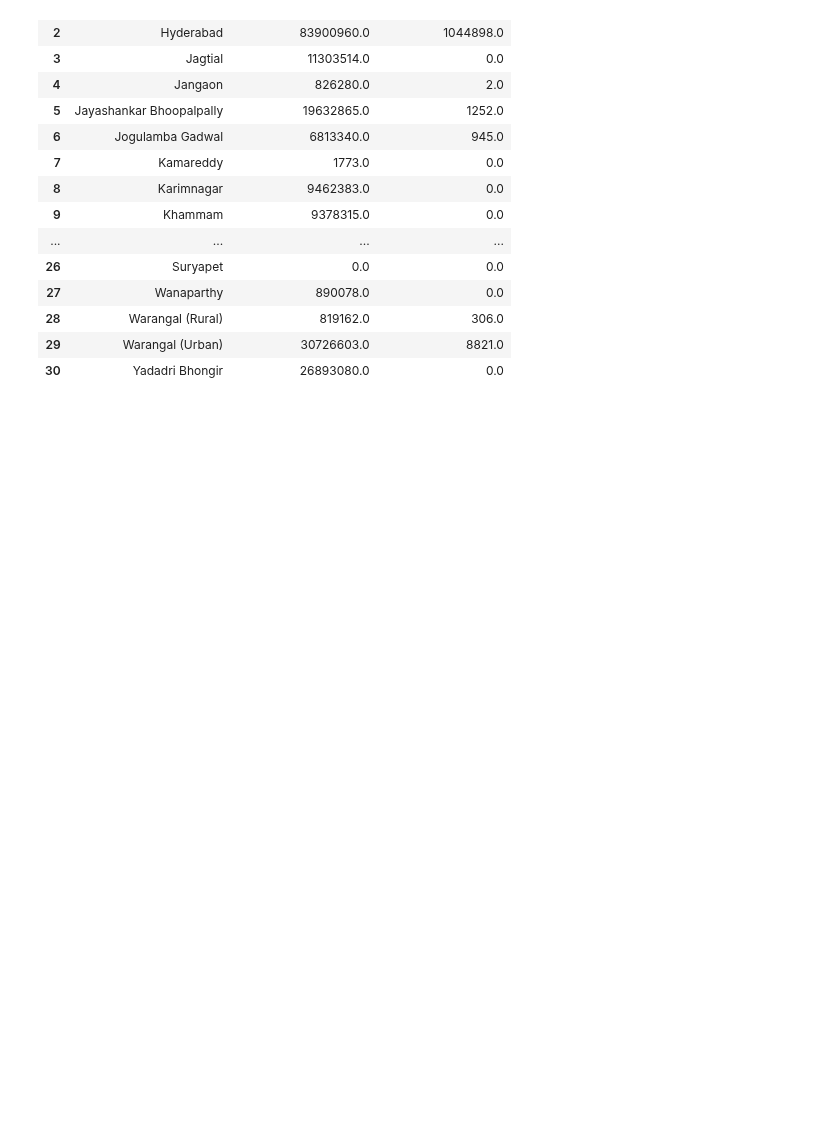
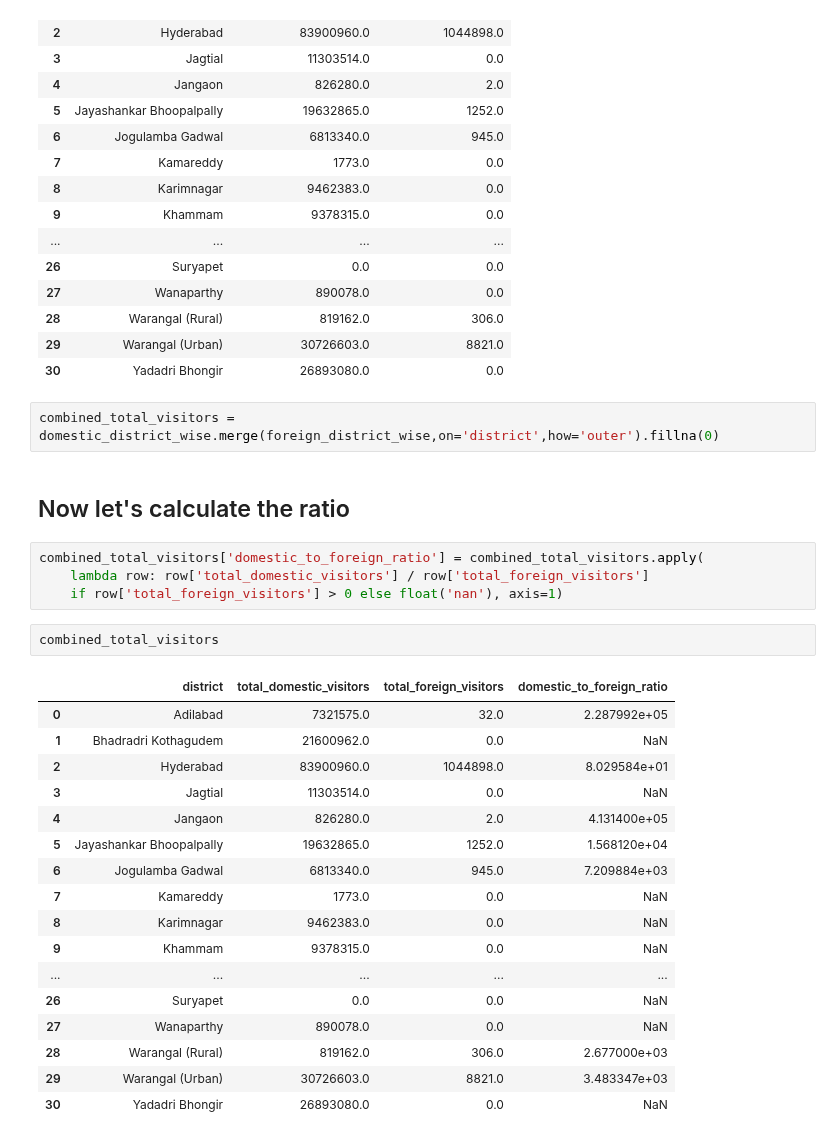
Before and after one commit to sourabhms66/Tourism_Revenue, a Jupyter notebook: codes.ipynb, the cells around one changed output. Cells and saved outputs as stored; diff of their text form; blank space fills up the shorter version.

```diff
--- a/codes.ipynb
+++ b/codes.ipynb
@@ -749,3 +749,31 @@ domestic_district_wise.merge(foreign_district_wise,on='district',how='outer')
 | 28 | Warangal (Rural) | 819162.0 | 306.0 |
 | 29 | Warangal (Urban) | 30726603.0 | 8821.0 |
 | 30 | Yadadri Bhongir | 26893080.0 | 0.0 |
+# %%
+combined_total_visitors = domestic_district_wise.merge(foreign_district_wise,on='district',how='outer').fillna(0)
+# %% [markdown]
+## Now let's calculate the ratio
+# %%
+combined_total_visitors['domestic_to_foreign_ratio'] = combined_total_visitors.apply(
+    lambda row: row['total_domestic_visitors'] / row['total_foreign_visitors']
+    if row['total_foreign_visitors'] > 0 else float('nan'), axis=1)
+# %%
+combined_total_visitors
+# %% [output]
+|  | district | total_domestic_visitors | total_foreign_visitors | domestic_to_foreign_ratio |
+| 0 | Adilabad | 7321575.0 | 32.0 | 2.287992e+05 |
+| 1 | Bhadradri Kothagudem | 21600962.0 | 0.0 | NaN |
+| 2 | Hyderabad | 83900960.0 | 1044898.0 | 8.029584e+01 |
+| 3 | Jagtial | 11303514.0 | 0.0 | NaN |
+| 4 | Jangaon | 826280.0 | 2.0 | 4.131400e+05 |
+| 5 | Jayashankar Bhoopalpally | 19632865.0 | 1252.0 | 1.568120e+04 |
+| 6 | Jogulamba Gadwal | 6813340.0 | 945.0 | 7.209884e+03 |
+| 7 | Kamareddy | 1773.0 | 0.0 | NaN |
+| 8 | Karimnagar | 9462383.0 | 0.0 | NaN |
+| 9 | Khammam | 9378315.0 | 0.0 | NaN |
+| ... | ... | ... | ... | ... |
+| 26 | Suryapet | 0.0 | 0.0 | NaN |
+| 27 | Wanaparthy | 890078.0 | 0.0 | NaN |
+| 28 | Warangal (Rural) | 819162.0 | 306.0 | 2.677000e+03 |
+| 29 | Warangal (Urban) | 30726603.0 | 8821.0 | 3.483347e+03 |
+| 30 | Yadadri Bhongir | 26893080.0 | 0.0 | NaN |
```
Also changed, not shown: parts of 5 cells of this notebook.
